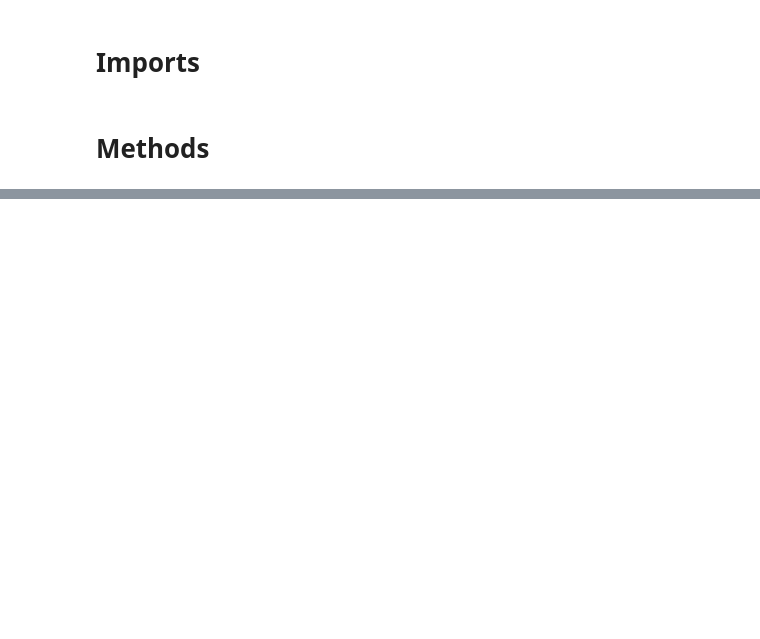
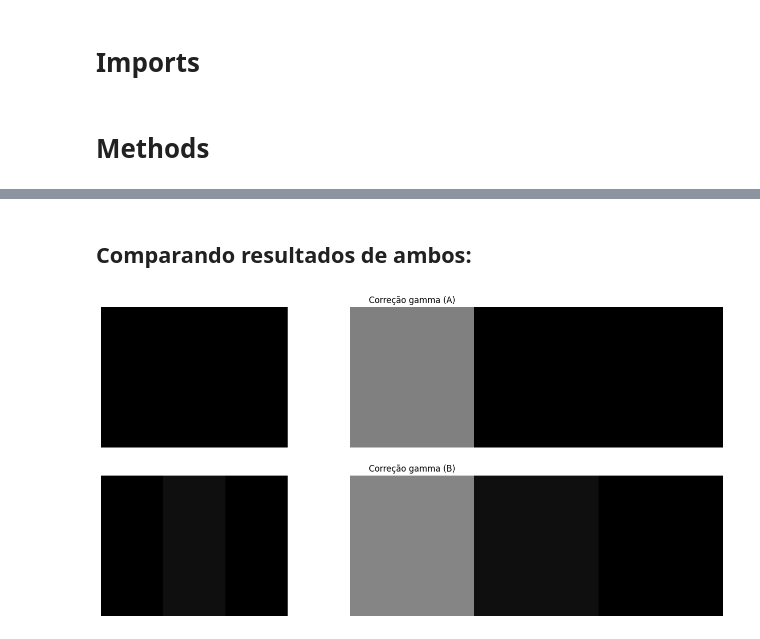
Before and after one commit to Manuelfjr/pdi, a Jupyter notebook: notebooks/00_atv01_code.ipynb, the cells around one changed output, grey strips where cells are left out. Drawn from its saved outputs; the diff is of its cells as text; code cells hidden in the pictures; blank space fills up the shorter version.

```diff
--- a/notebooks/00_atv01_code.ipynb
+++ b/notebooks/00_atv01_code.ipynb
@@ -49,0 +95,21 @@ fig1.savefig(PROJECT_DIR / "assets" / "atv04-q04.png", dpi=400)
+# %% [markdown]
+## Comparando resultados de ambos:
+# %%
+fig1, ax1 = gerar_imagem(
+    {
+        "gamma1": {
+            "vetor": [0, 0, 0, 2, 1, 1, 0, 0, 0, 0],
+            "desc": "Correção gamma (A)"
+        },
+        "gamma2": {
+            "vetor": [0, 3, 0, 50, 26, 26, 3, 3, 0, 0],
+            "desc": "Correção gamma (B)"
+        }
+    },
+    figsize=(16, 8),
+    orient="vertical"
+)
+fig1.tight_layout()
+fig1.savefig(PROJECT_DIR / "assets" / "atv04-q05-03.png", dpi=400)
+# %% [output]
+[figure, added]
```
Also changed, not shown: parts of 9 cells of this notebook, 6 other files.
